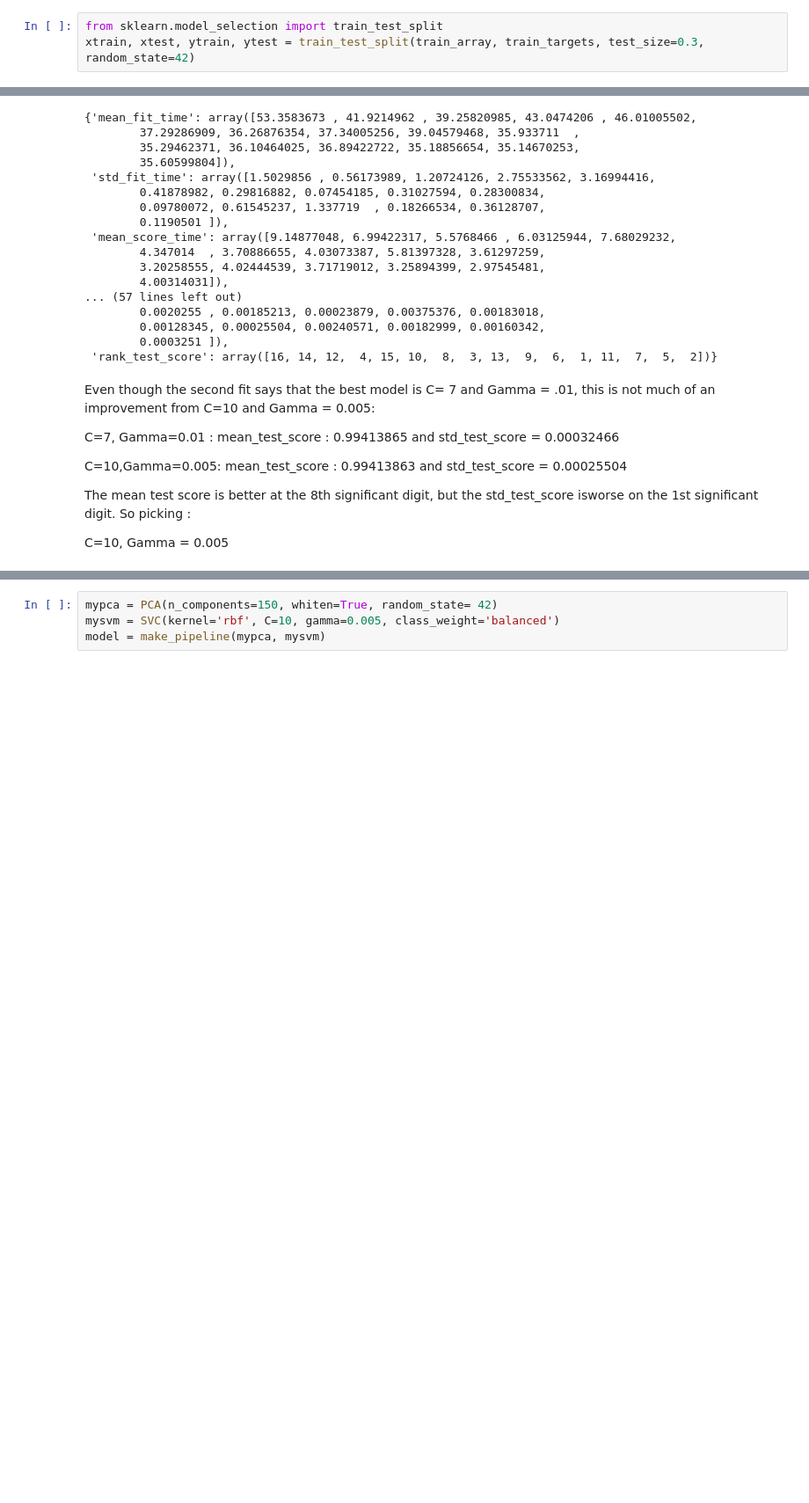
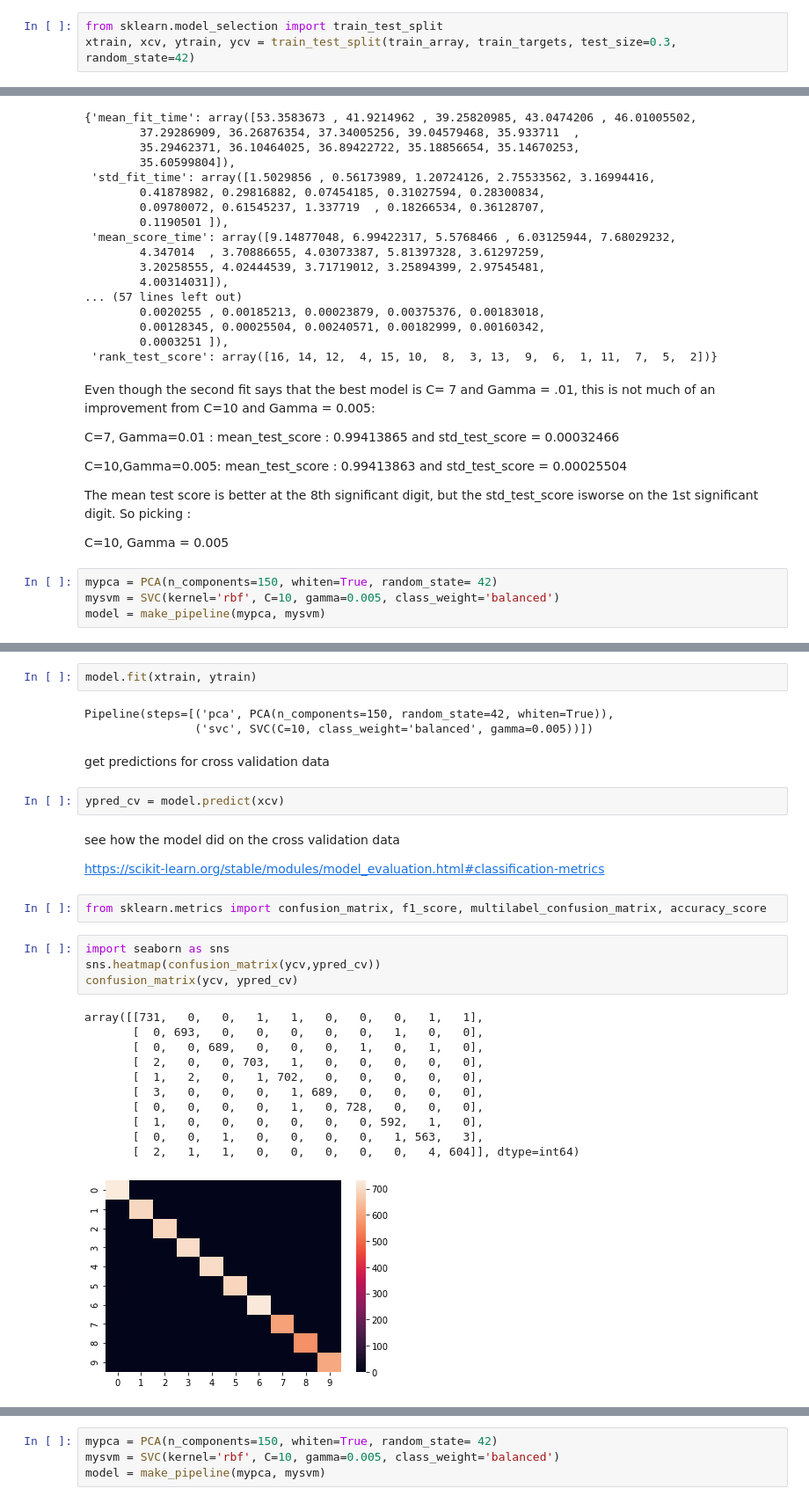
Before and after one commit to sinemmy/Fourthbrain_independent_project, a Jupyter notebook: Kaggle_StateFarmDistractedDriving.ipynb, the cells around one changed output, grey strips where cells are left out. Shown at 88% size. Cells and saved outputs as stored; diff of their text form; blank space fills up the shorter version.

Commit message:
fit the pca/svm model and ran some metrics

```diff
--- a/Kaggle_StateFarmDistractedDriving.ipynb
+++ b/Kaggle_StateFarmDistractedDriving.ipynb
@@ -191,7 +191,7 @@ train_targets.shape
 test, train split for cross validation
 # %%
 from sklearn.model_selection import train_test_split
-xtrain, xtest, ytrain, ytest = train_test_split(train_array, train_targets, test_size=0.3, random_state=42)
+xtrain, xcv, ytrain, ycv = train_test_split(train_array, train_targets, test_size=0.3, random_state=42)
 # %%
 xtrain.shape
 # %% [output]
@@ -304,3 +304,7 @@ C=10,Gamma=0.005: mean_test_score :  0.99413863 and std_test_score =  0.00025504
 The mean test score is better at the 8th significant digit, but the std_test_score isworse on the 1st significant digit. So picking :
 
 C=10, Gamma = 0.005
+# %%
+mypca = PCA(n_components=150, whiten=True, random_state= 42)
+mysvm = SVC(kernel='rbf', C=10, gamma=0.005, class_weight='balanced')
+model = make_pipeline(mypca, mysvm)
@@ -306,0 +313,31 @@ C=10, Gamma = 0.005
+# %%
+model.fit(xtrain, ytrain)
+# %% [output]
+Pipeline(steps=[('pca', PCA(n_components=150, random_state=42, whiten=True)),
+                ('svc', SVC(C=10, class_weight='balanced', gamma=0.005))])
+# %% [markdown]
+get predictions for cross validation data
+# %%
+ypred_cv = model.predict(xcv)
+# %% [markdown]
+see  how the model did on the cross validation data
+
+https://scikit-learn.org/stable/modules/model_evaluation.html#classification-metrics
+# %%
+from sklearn.metrics import confusion_matrix, f1_score, multilabel_confusion_matrix, accuracy_score
+# %%
+import seaborn as sns
+sns.heatmap(confusion_matrix(ycv,ypred_cv))
+confusion_matrix(ycv, ypred_cv)
+# %% [output]
+array([[731,   0,   0,   1,   1,   0,   0,   0,   1,   1],
+       [  0, 693,   0,   0,   0,   0,   0,   1,   0,   0],
+       [  0,   0, 689,   0,   0,   0,   1,   0,   1,   0],
+       [  2,   0,   0, 703,   1,   0,   0,   0,   0,   0],
+       [  1,   2,   0,   1, 702,   0,   0,   0,   0,   0],
+       [  3,   0,   0,   0,   1, 689,   0,   0,   0,   0],
+       [  0,   0,   0,   0,   1,   0, 728,   0,   0,   0],
+       [  1,   0,   0,   0,   0,   0,   0, 592,   1,   0],
+       [  0,   0,   1,   0,   0,   0,   0,   1, 563,   3],
+       [  2,   1,   1,   0,   0,   0,   0,   0,   4, 604]], dtype=int64)
+[figure, added]
```
Also changed, not shown: parts of 5 cells of this notebook.
